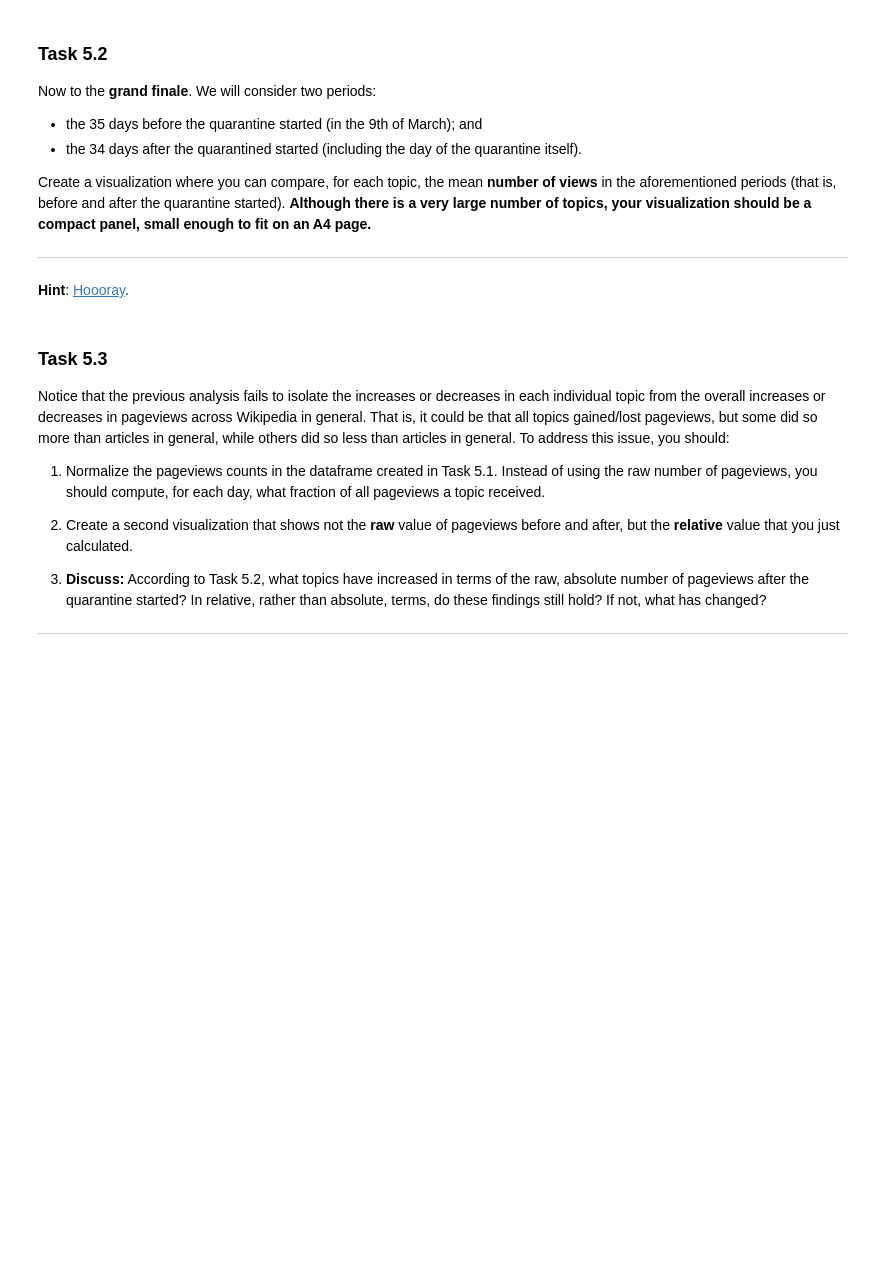
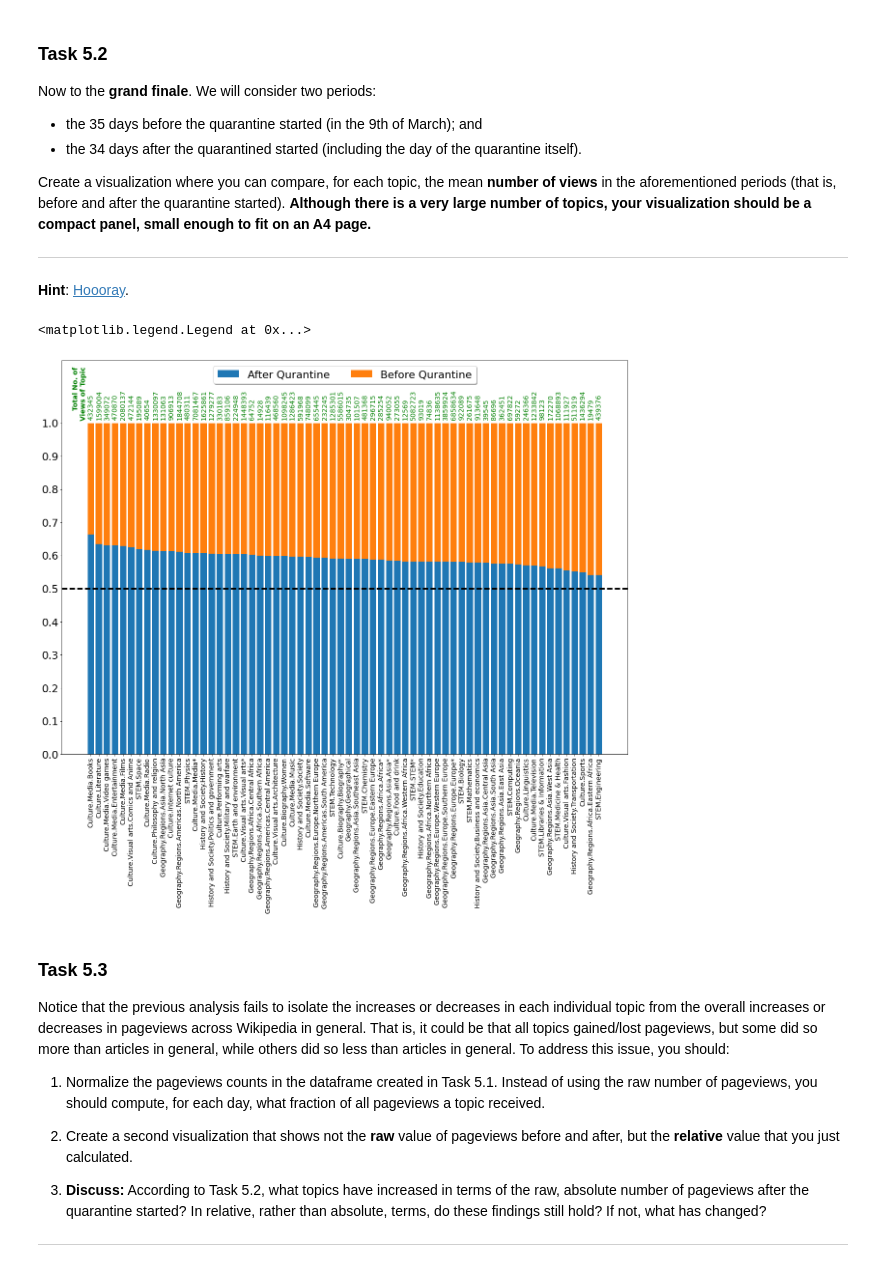
Before and after one commit to alec-flowers/ada-2020-homework1-pandas-pied, a Jupyter notebook: 01 - Pandas Data Wrangling and Data Viz/hw1.ipynb, the cells around one changed output. Cells and saved outputs as stored; diff of their text form; code cells hidden in the pictures; blank space fills up the shorter version.

```diff
--- a/01 - Pandas Data Wrangling and Data Viz/hw1.ipynb
+++ b/01 - Pandas Data Wrangling and Data Viz/hw1.ipynb
@@ -606,3 +558,62 @@ plt.figure(figsize=(14,10)) # change this if needed
+# %%
+def autolabel(rects1, rects2, df, decimals=False):
+    """
+    Attach a text label above each bar displaying its height
+    """
+    for i, [rect1, rect2] in enumerate(zip(rects1, rects2)):
+        if i==0:
+            height = rect1.get_height()+rect2.get_height()
+            ax.text(rect1.get_x()-0.5 + rect1.get_width()/2., height,
+                f'Total No. of\n Views of Topic',
+                ha='right', va='bottom', rotation='vertical', fontsize=14, color='green', fontweight='bold')
+        height = rect1.get_height()+rect2.get_height()
+        if decimals:
+            ax.text(rect1.get_x() + rect1.get_width()/2., 1.01*height,
+                    f'{df.views_sum.iloc[i]:.3f}',
+                    ha='center', va='bottom', rotation='vertical', fontsize=14, color='green')
+        else:
+            ax.text(rect1.get_x() + rect1.get_width()/2., 1.01*height,
+                    f'{df.views_sum.iloc[i]}',
+                    ha='center', va='bottom', rotation='vertical', fontsize=14, color='green')
+# %%
+import seaborn as sns
+import datetime
+fig, ax = plt.subplots(1,1,figsize=(21,15))
+### ~ 5.2
+### Your code here! ###
+quarantine_date = datetime.datetime(2020,3,17, 0, 0, 0)
+before_date = quarantine_date - datetime.timedelta(days=35)
+after_date = quarantine_date + datetime.timedelta(days=34)
+after = topic_views_melted[topic_views_melted['date'].isin(pd.date_range(quarantine_date, after_date))]
+before = topic_views_melted[topic_views_melted['date'].isin(pd.date_range(before_date, quarantine_date,
+                                                                          closed = 'left'))]
+after.columns
+after_grouped=after.groupby(by='topic').sum().rename(columns={'views': 'views_after'})
+before_grouped=before.groupby(by='topic').sum().rename(columns={'views': 'views_before'})
+grouped = before_grouped.merge(after_grouped, left_on=['topic'], right_on=['topic'])
+grouped.insert(2, 'views_sum', grouped.views_after+grouped.views_before)
+grouped.insert(2, 'views_after_rel', grouped.views_after/grouped.views_sum)
+grouped.insert(2, 'views_before_rel', grouped.views_before/grouped.views_sum)
+grouped_sorted = grouped.sort_values(by='views_before_rel')
+grouped_sorted.insert(0,'topic', grouped_sorted.index)
+#a = grouped_sorted.plot.bar(ax = ax, y =['views_after_rel', 'views_before_rel'], stacked=True).bar
+rects1=ax.bar(grouped_sorted.topic,
+       grouped_sorted.views_after_rel,
+              label='After Qurantine')
+rects2=ax.bar(grouped_sorted.topic,
+       grouped_sorted.views_before_rel,
+       bottom=grouped_sorted.views_after_rel,
+              label='Before Qurantine')
+ax.set_xticklabels(grouped_sorted.topic, fontsize=14, rotation=90)
+ax.set_yticks(np.arange(0,1.1,0.1))
+ax.set_ylim([0,1.19])
+ax.axhline(y=0.5, xmin=0, xmax=1, color = 'black', lw=3, ls='--')
+autolabel(rects1, rects2, grouped_sorted)
+ax.legend(loc='upper center', bbox_to_anchor=(0.5, +1.0),
+          fancybox=True, shadow=True, ncol=2)
+# %% [output]
+<matplotlib.legend.Legend at 0x...>
+[figure, added]
 # %% [markdown]
 ### **Task 5.3**
 
```
Also changed, not shown: parts of 11 cells of this notebook.
